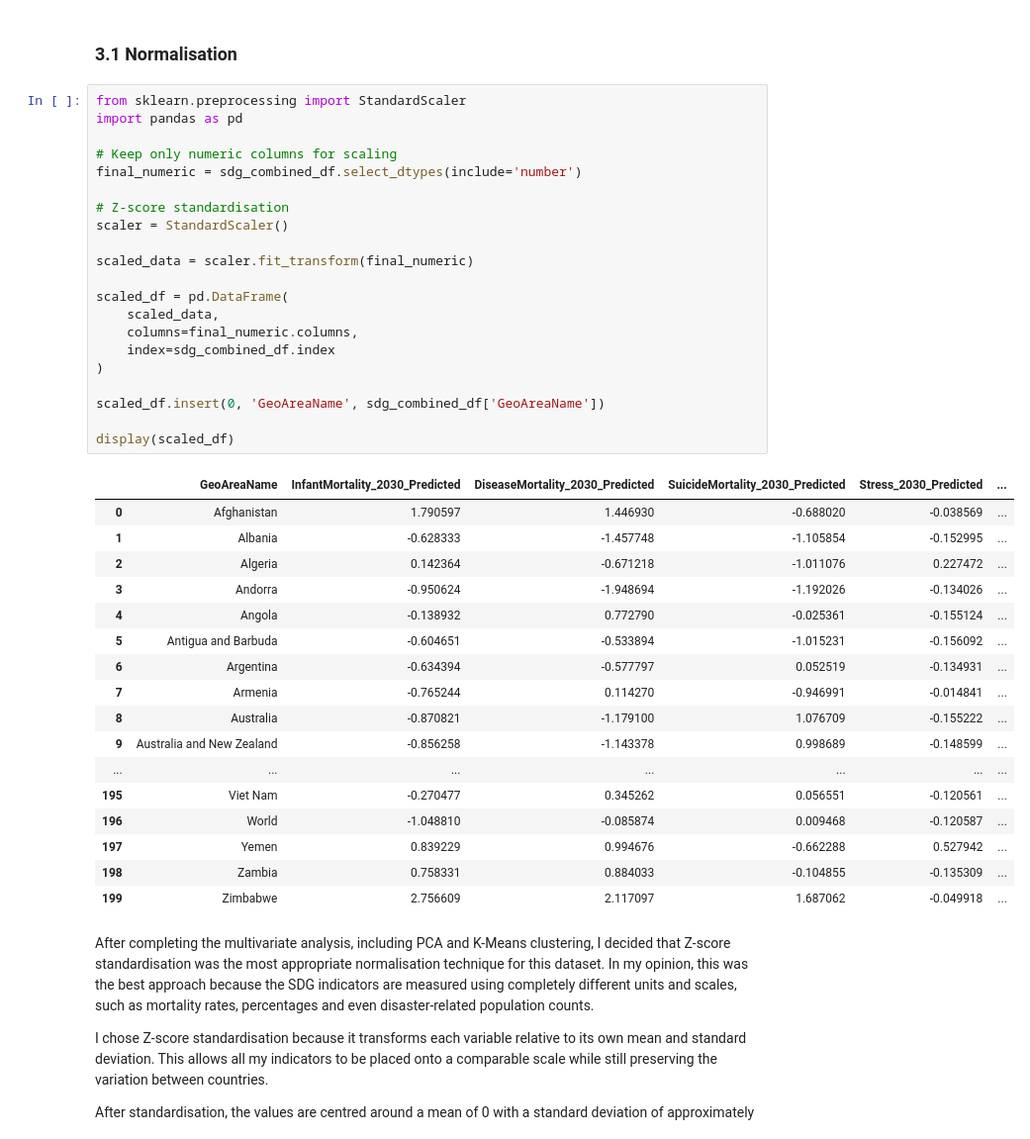
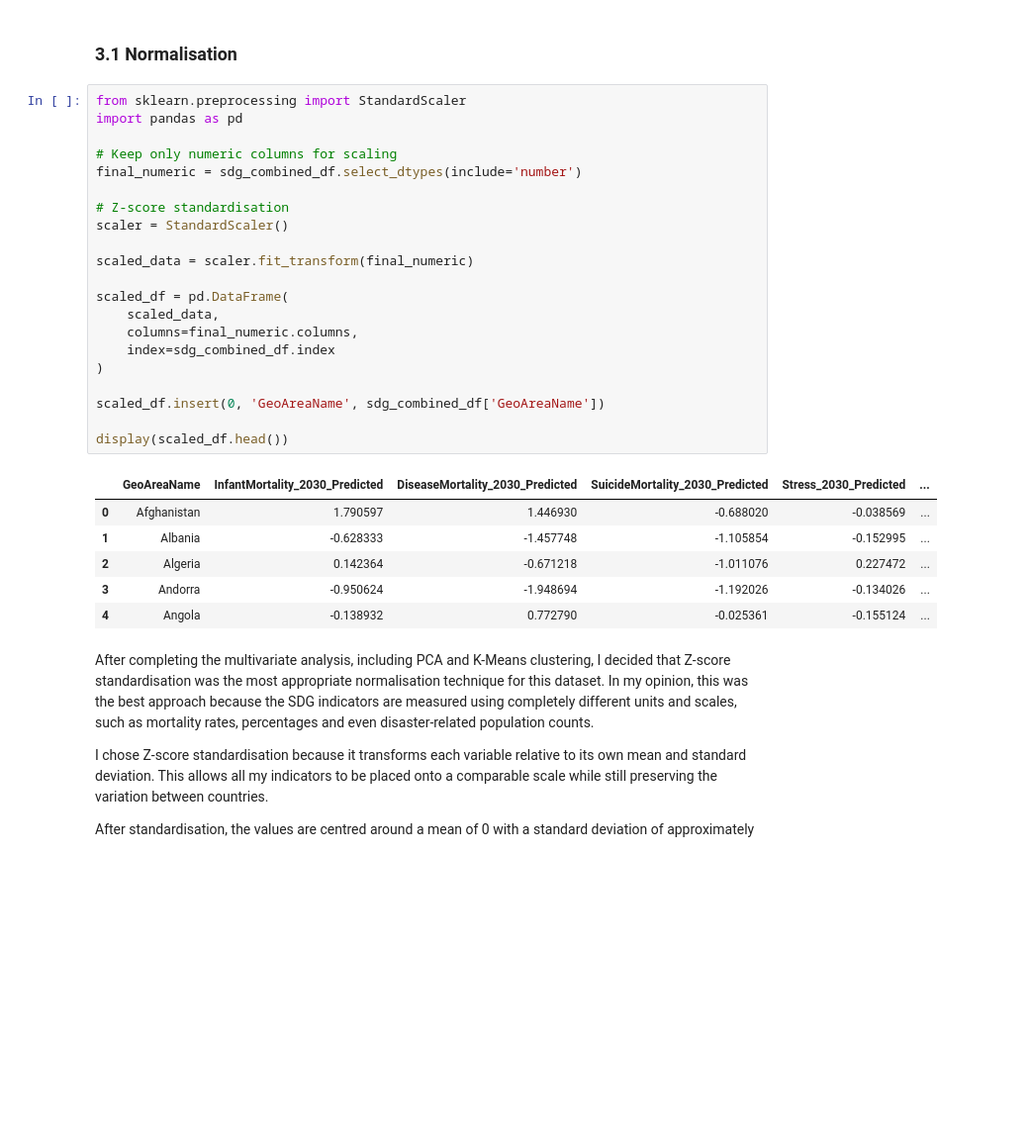
Before and after one commit to frogosorap/SDGReadinessIndex, a Jupyter notebook: CA1.ipynb, the cells around one changed output. Shown at 99% size. Drawn from its saved outputs; the diff is of its cells as text; blank space fills up the shorter version.

```diff
--- a/CA1.ipynb
+++ b/CA1.ipynb
@@ -362,42 +351,31 @@ I also noticed that the turquoise cluster appears more spread out compared to th
 # %%
 from sklearn.preprocessing import StandardScaler
 import pandas as pd
 
 # Keep only numeric columns for scaling
 final_numeric = sdg_combined_df.select_dtypes(include='number')
 
 # Z-score standardisation
 scaler = StandardScaler()
 
 scaled_data = scaler.fit_transform(final_numeric)
 
 scaled_df = pd.DataFrame(
     scaled_data,
     columns=final_numeric.columns,
     index=sdg_combined_df.index
 )
 
 scaled_df.insert(0, 'GeoAreaName', sdg_combined_df['GeoAreaName'])
 
-display(scaled_df)
+display(scaled_df.head())
 # %% [output]
 |  | GeoAreaName | InfantMortality_2030_Predicted | DiseaseMortality_2030_Predicted | SuicideMortality_2030_Predicted | Stress_2030_Predicted | ... |
 | 0 | Afghanistan | 1.790597 | 1.446930 | -0.688020 | -0.038569 | ... |
 | 1 | Albania | -0.628333 | -1.457748 | -1.105854 | -0.152995 | ... |
 | 2 | Algeria | 0.142364 | -0.671218 | -1.011076 | 0.227472 | ... |
 | 3 | Andorra | -0.950624 | -1.948694 | -1.192026 | -0.134026 | ... |
 | 4 | Angola | -0.138932 | 0.772790 | -0.025361 | -0.155124 | ... |
-| 5 | Antigua and Barbuda | -0.604651 | -0.533894 | -1.015231 | -0.156092 | ... |
-| 6 | Argentina | -0.634394 | -0.577797 | 0.052519 | -0.134931 | ... |
-| 7 | Armenia | -0.765244 | 0.114270 | -0.946991 | -0.014841 | ... |
-| 8 | Australia | -0.870821 | -1.179100 | 1.076709 | -0.155222 | ... |
-| 9 | Australia and New Zealand | -0.856258 | -1.143378 | 0.998689 | -0.148599 | ... |
-| ... | ... | ... | ... | ... | ... | ... |
-| 195 | Viet Nam | -0.270477 | 0.345262 | 0.056551 | -0.120561 | ... |
-| 196 | World | -1.048810 | -0.085874 | 0.009468 | -0.120587 | ... |
-| 197 | Yemen | 0.839229 | 0.994676 | -0.662288 | 0.527942 | ... |
-| 198 | Zambia | 0.758331 | 0.884033 | -0.104855 | -0.135309 | ... |
-| 199 | Zimbabwe | 2.756609 | 2.117097 | 1.687062 | -0.049918 | ... |
 # %% [markdown]
 After completing the multivariate analysis, including PCA and K-Means clustering, I decided that Z-score standardisation was the most appropriate normalisation technique for this dataset. In my opinion, this was the best approach because the SDG indicators are measured using completely different units and scales, such as mortality rates, percentages and even disaster-related population counts.
 
```
Also changed, not shown: parts of 5 cells of this notebook.
